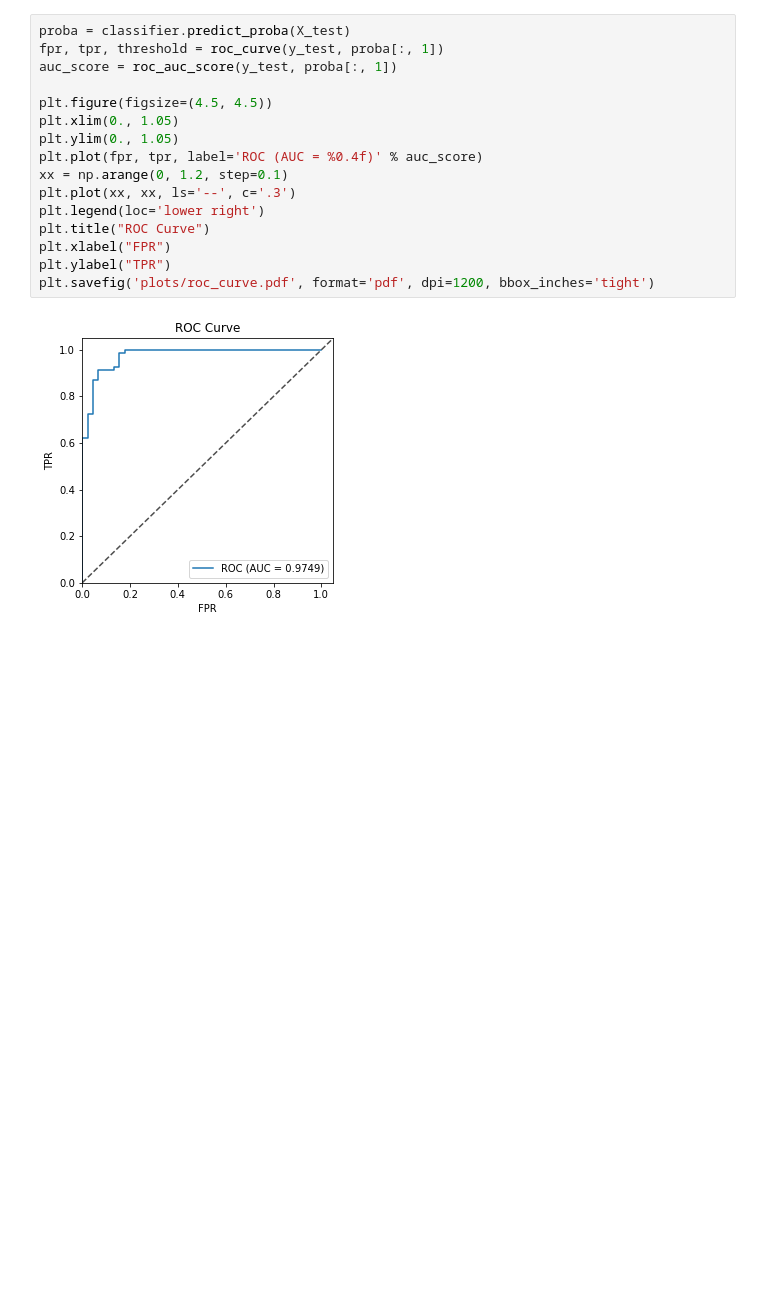
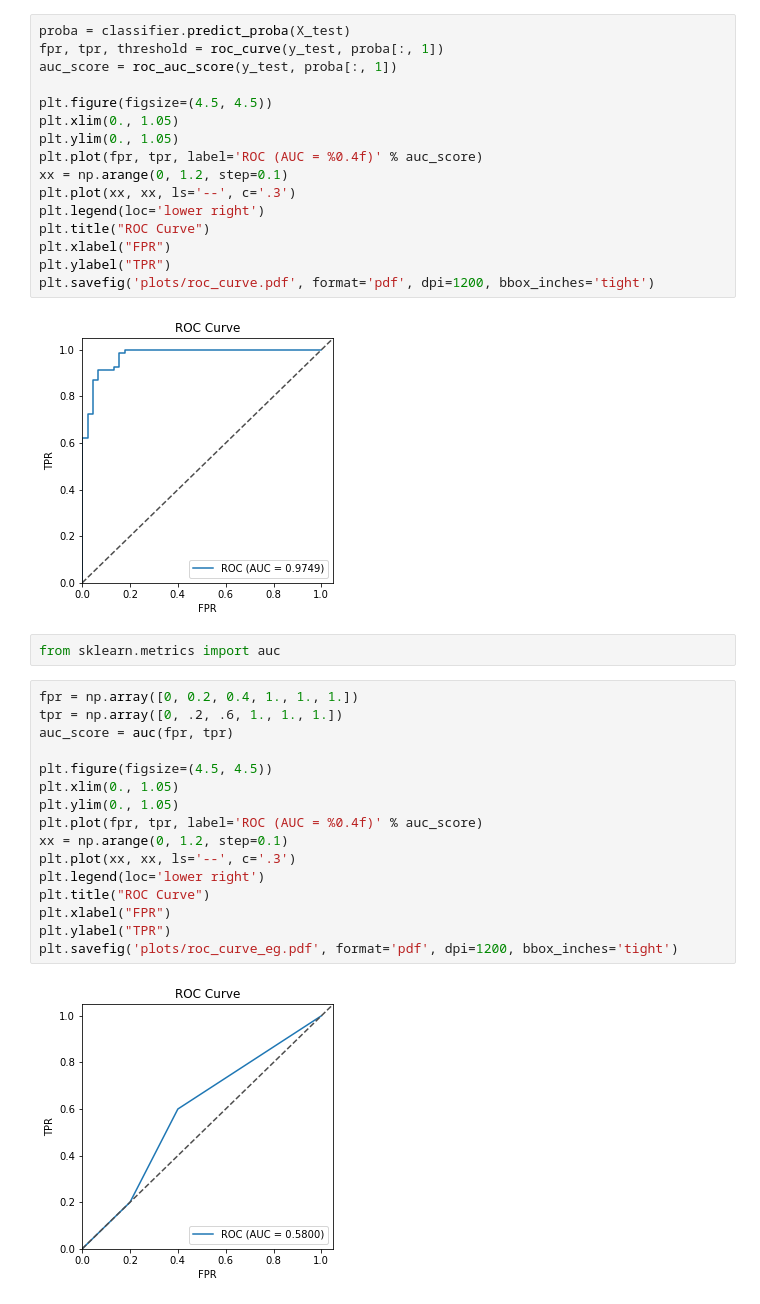
Before and after one commit to HangGao132/tutorial_762_2021, a Jupyter notebook: tutorial_03.ipynb, the cells around one changed output. Saved outputs shown, nothing was run; the diff lists cells and outputs as text; blank space fills up the shorter version.

```diff
--- a/tutorial_03.ipynb
+++ b/tutorial_03.ipynb
@@ -65,3 +65,23 @@ plt.ylabel("TPR")
 plt.savefig('plots/roc_curve.pdf', format='pdf', dpi=1200, bbox_inches='tight')
 # %% [output]
 [figure]
+# %%
+from sklearn.metrics import auc
+# %%
+fpr = np.array([0, 0.2, 0.4, 1., 1., 1.])
+tpr = np.array([0, .2, .6, 1., 1., 1.])
+auc_score = auc(fpr, tpr)
+
+plt.figure(figsize=(4.5, 4.5))
+plt.xlim(0., 1.05)
+plt.ylim(0., 1.05)
+plt.plot(fpr, tpr, label='ROC (AUC = %0.4f)' % auc_score)
+xx = np.arange(0, 1.2, step=0.1)
+plt.plot(xx, xx, ls='--', c='.3')
+plt.legend(loc='lower right')
+plt.title("ROC Curve")
+plt.xlabel("FPR")
+plt.ylabel("TPR")
+plt.savefig('plots/roc_curve_eg.pdf', format='pdf', dpi=1200, bbox_inches='tight')
+# %% [output]
+[figure, added]
```
Also changed, not shown: 5 other files.
